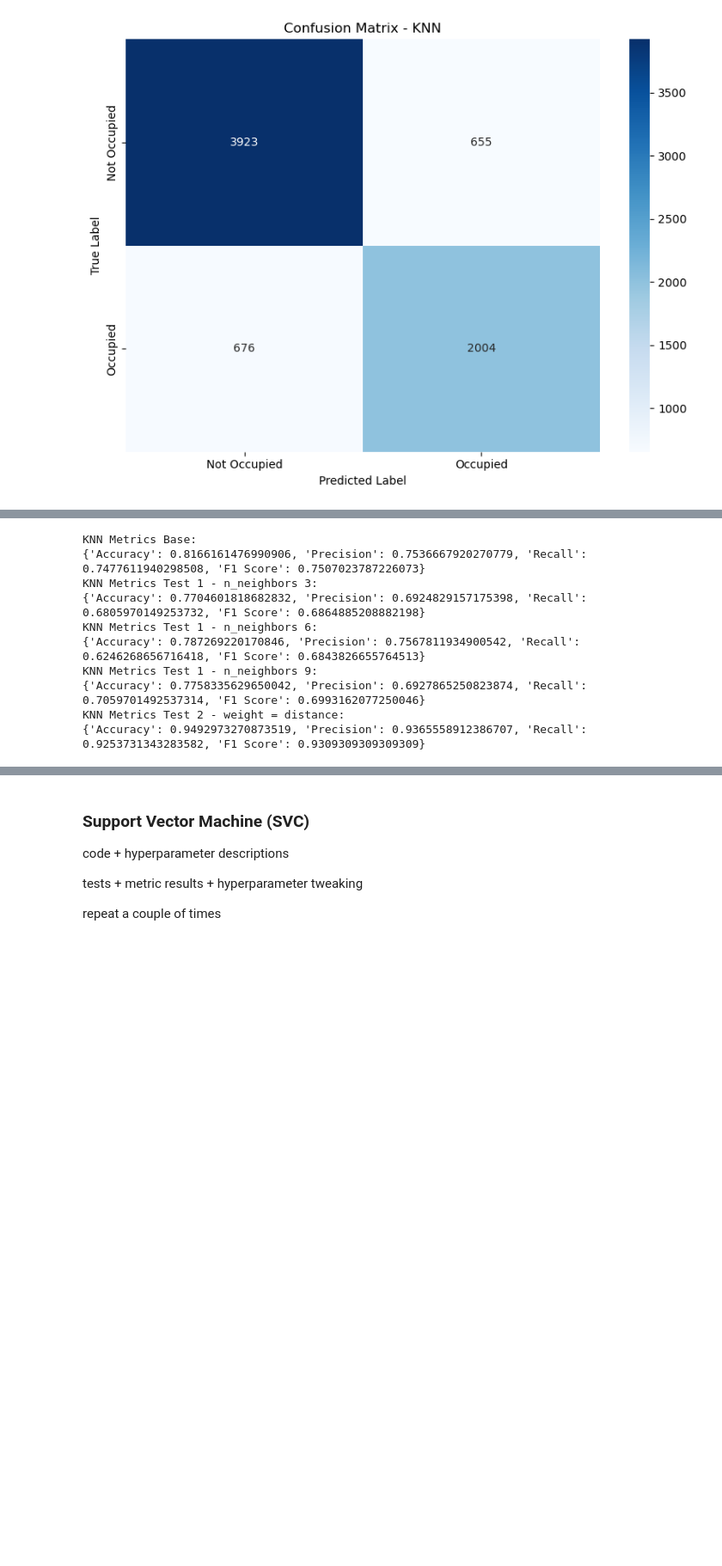
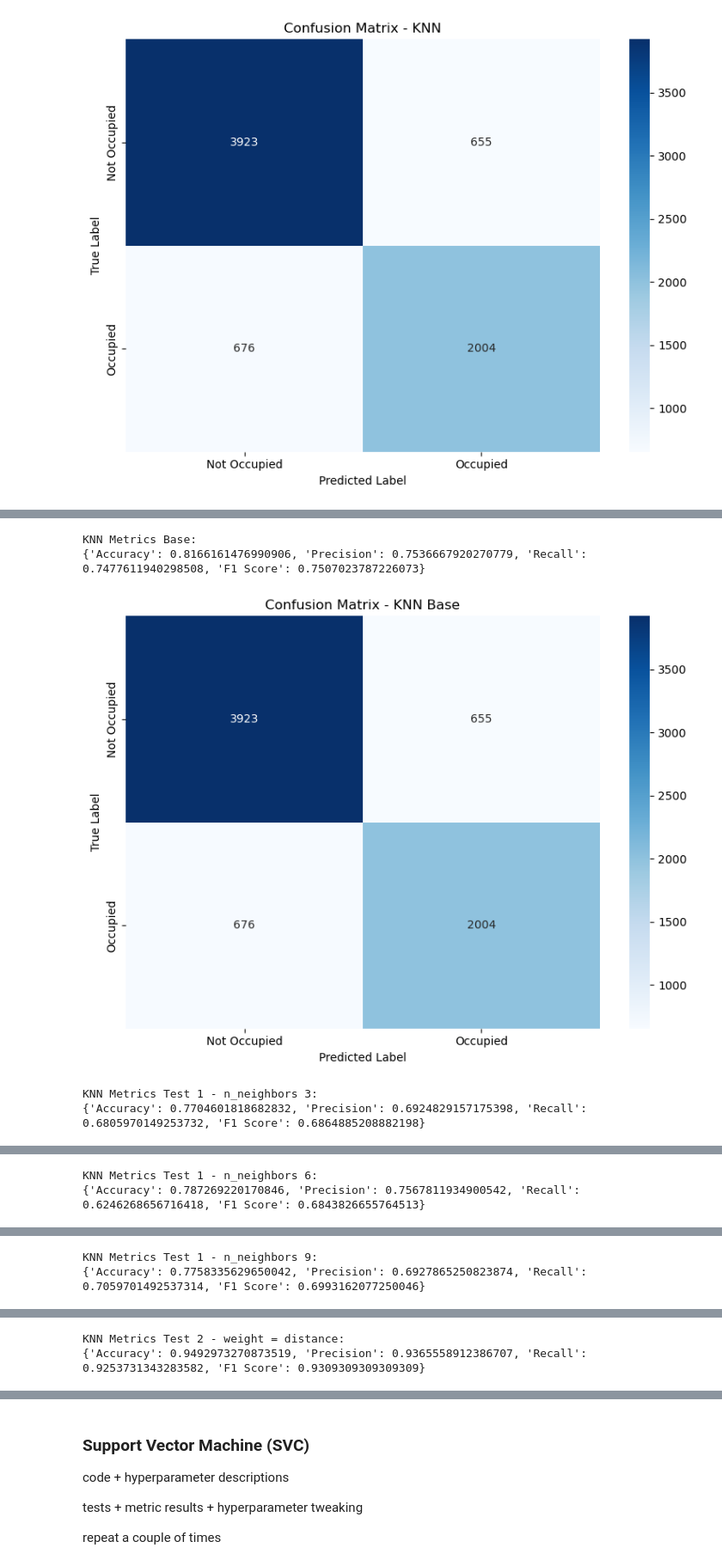
Before and after one commit to X2Abdul/IN3062-AI-Coursework, a Jupyter notebook: report/Report.ipynb, the cells around one changed output, grey strips where cells are left out. Shown at 86% size. Drawn from its saved outputs; the diff is of its cells as text; code cells hidden in the pictures; blank space fills up the shorter version.

Commit message:
added graphs

```diff
--- a/report/Report.ipynb
+++ b/report/Report.ipynb
@@ -1006,38 +1009,40 @@ Observation: The base model with default hyperparameters shows decent performanc
 # KNN Base
 knn_model_base = train_knn(X_train, y_train)
 knn_metrics_base, knn_preds_base = evaluate_classification_model(knn_model_base, X_test, y_test)
 print("KNN Metrics Base:")
 print(knn_metrics_base)
+plot_confusion_matrix(y_test, knn_preds_base, "KNN Base")
 
 # KNN Test 1 - n_neighbors 3
 knn_model_test_1 = train_knn(X_train, y_train, 3)
 knn_metrics_test_1, knn_preds_test_1 = evaluate_classification_model(knn_model_test_1, X_test, y_test)
 print("KNN Metrics Test 1 - n_neighbors 3:")
 print(knn_metrics_test_1)
+plot_confusion_matrix(y_test, knn_preds_test_1, "KNN Test 1 - n_neighbors 3")
+
 # KNN Test 1 - n_neighbors 6
 knn_model_test_1 = train_knn(X_train, y_train, 6)
 knn_metrics_test_1, knn_preds_test_1 = evaluate_classification_model(knn_model_test_1, X_test, y_test)
 print("KNN Metrics Test 1 - n_neighbors 6:")
 print(knn_metrics_test_1)
+plot_confusion_matrix(y_test, knn_preds_test_1, "KNN Test 1 - n_neighbors 6")
+
 # KNN Test 1 - n_neighbors 9
 knn_model_test_1 = train_knn(X_train, y_train, 9)
 knn_metrics_test_1, knn_preds_test_1 = evaluate_classification_model(knn_model_test_1, X_test, y_test)
 print("KNN Metrics Test 1 - n_neighbors 9:")
 print(knn_metrics_test_1)
+plot_confusion_matrix(y_test, knn_preds_test_1, "KNN Test 1 - n_neighbors 9")
 
 # KNN Test 2
 knn_model_test_2 = train_knn(X_train, y_train, 5,  'distance')
 knn_metrics_test_2, knn_preds_test_2 = evaluate_classification_model(knn_model_test_2, X_test, y_test)
 print("KNN Metrics Test 2 - weight = distance:")
 print(knn_metrics_test_2)
+plot_confusion_matrix(y_test, knn_preds_test_2, "KNN Test 2 - weight = distance")
 # %% [output]
 KNN Metrics Base:
 {'Accuracy': 0.8166161476990906, 'Precision': 0.7536667920270779, 'Recall': 0.7477611940298508, 'F1 Score': 0.7507023787226073}
-KNN Metrics Test 1 - n_neighbors 3:
-{'Accuracy': 0.7704601818682832, 'Precision': 0.6924829157175398, 'Recall': 0.6805970149253732, 'F1 Score': 0.6864885208882198}
-KNN Metrics Test 1 - n_neighbors 6:
-{'Accuracy': 0.787269220170846, 'Precision': 0.7567811934900542, 'Recall': 0.6246268656716418, 'F1 Score': 0.6843826655764513}
-KNN Metrics Test 1 - n_neighbors 9:
-{'Accuracy': 0.7758335629650042, 'Precision': 0.6927865250823874, 'Recall': 0.7059701492537314, 'F1 Score': 0.6993162077250046}
-KNN Metrics Test 2 - weight = distance:
-{'Accuracy': 0.9492973270873519, 'Precision': 0.9365558912386707, 'Recall': 0.9253731343283582, 'F1 Score': 0.9309309309309309}
+[figure, added]
+KNN Metrics Test 1 - n_neighbors 3:
+{'Accuracy': 0.7704601818682832, 'Precision': 0.6924829157175398, 'Recall': 0.6805970149253732, 'F1 Score': 0.6864885208882198}
@@ -1043,0 +1050,2 @@ KNN Metrics Test 2 - weight = distance:
+KNN Metrics Test 1 - n_neighbors 6:
+{'Accuracy': 0.787269220170846, 'Precision': 0.7567811934900542, 'Recall': 0.6246268656716418, 'F1 Score': 0.6843826655764513}
@@ -1043,0 +1053,2 @@ KNN Metrics Test 2 - weight = distance:
+KNN Metrics Test 1 - n_neighbors 9:
+{'Accuracy': 0.7758335629650042, 'Precision': 0.6927865250823874, 'Recall': 0.7059701492537314, 'F1 Score': 0.6993162077250046}
@@ -1043,0 +1056,2 @@ KNN Metrics Test 2 - weight = distance:
+KNN Metrics Test 2 - weight = distance:
+{'Accuracy': 0.9492973270873519, 'Precision': 0.9365558912386707, 'Recall': 0.9253731343283582, 'F1 Score': 0.9309309309309309}
```
Also changed, not shown: parts of 4 cells of this notebook.
